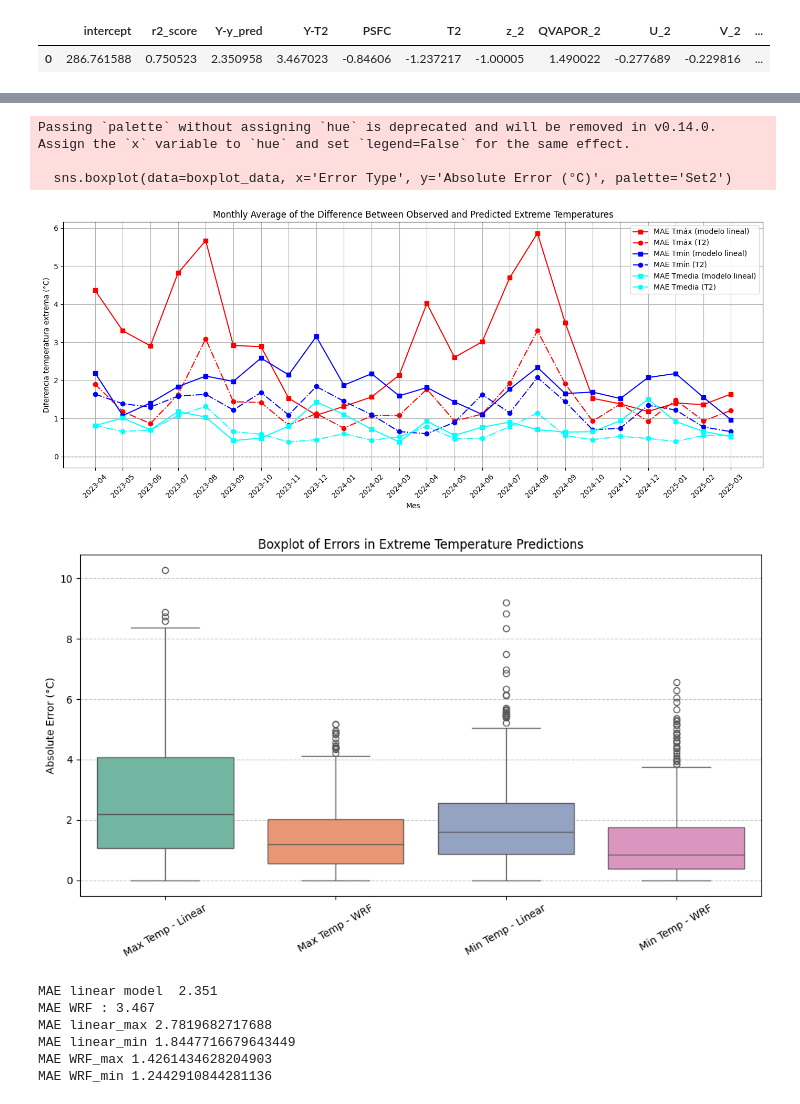
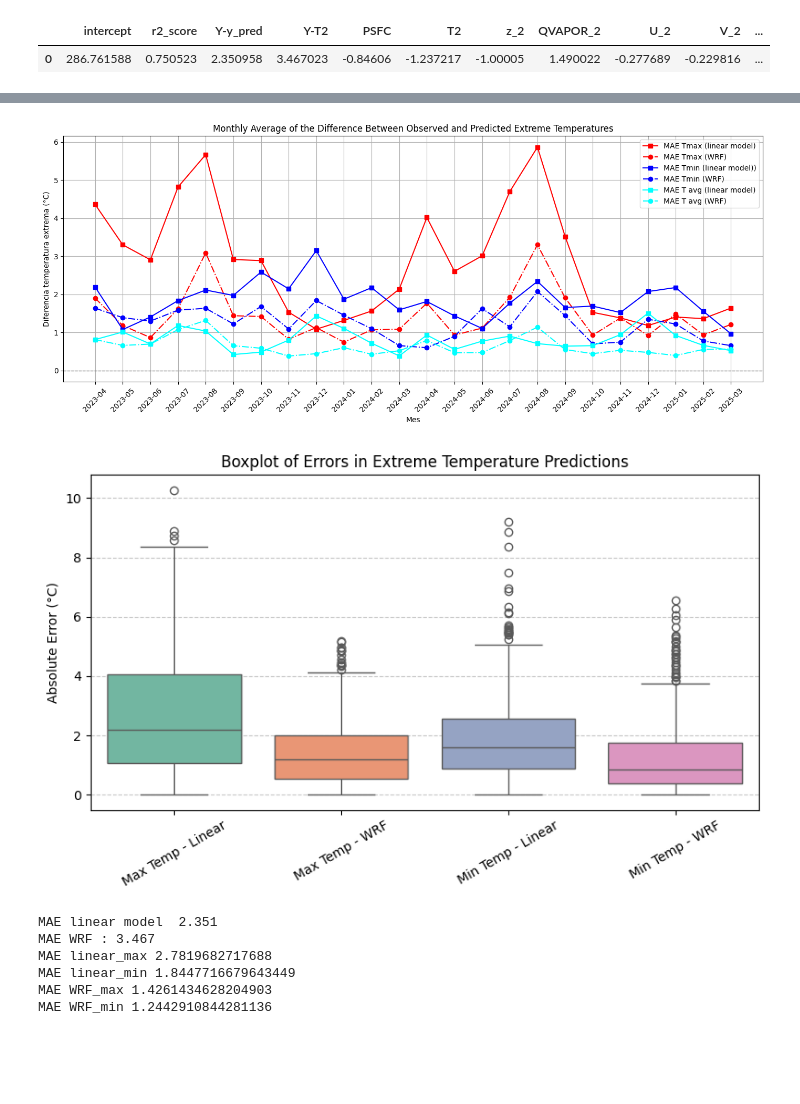
Before and after one commit to Hugopeb/ai-temperature-prediction, a Jupyter notebook: NOTEBOOKS/data_preproccessing_github.ipynb, the cells around one changed output, grey strips where cells are left out. Saved outputs shown, nothing was run; the diff lists cells and outputs as text; code cells hidden in the pictures; blank space fills up the shorter version.

```diff
--- a/NOTEBOOKS/data_preproccessing_github.ipynb
+++ b/NOTEBOOKS/data_preproccessing_github.ipynb
@@ -431,7 +442,8 @@ df_error_mensual = df_diario.groupby('mes').apply(
     lambda x: pd.Series({
         'MAE_lin': np.mean(np.abs(x['y_pred_C'] - x['TA_C'])),
         'MAE_T2': np.mean(np.abs(x['T2_C'] - x['TA_C']))
-    })
+    }),
+    include_groups=False
 ).reset_index()
 
 # =============================== Merging monthly results =================================
@@ -442,13 +454,13 @@ df_mensual = df_diffs_mensuales.merge(df_error_mensual, on='mes') # AGRUPAMOS (d
 
 plt.figure(figsize=(14, 6))
 
-plt.plot(df_mensual['mes'].astype(str), df_mensual['diff_max_lin'], label='MAE Tmáx (modelo lineal)', marker='s', color='red')
-plt.plot(df_mensual['mes'].astype(str), df_mensual['diff_max_T2'], label='MAE Tmáx (T2)',linestyle = '-.', marker='o', color='red')
-plt.plot(df_mensual['mes'].astype(str), df_mensual['diff_min_lin'], label='MAE Tmín (modelo lineal)', marker='s', color='blue')
-plt.plot(df_mensual['mes'].astype(str), df_mensual['diff_min_T2'], label='MAE Tmín (T2)', linestyle='-.', marker='o', color='blue')
+plt.plot(df_mensual['mes'].astype(str), df_mensual['diff_max_lin'], label='MAE Tmax (linear model)', marker='s', color='red')
+plt.plot(df_mensual['mes'].astype(str), df_mensual['diff_max_T2'], label='MAE Tmax (WRF)',linestyle = '-.', marker='o', color='red')
+plt.plot(df_mensual['mes'].astype(str), df_mensual['diff_min_lin'], label='MAE Tmin (linear model))', marker='s', color='blue')
+plt.plot(df_mensual['mes'].astype(str), df_mensual['diff_min_T2'], label='MAE Tmin (WRF)', linestyle='-.', marker='o', color='blue')
 
-plt.plot(df_mensual['mes'].astype(str), df_mensual['MAE_lin'], label='MAE Tmedia (modelo lineal)', marker='s', color='cyan')
-plt.plot(df_mensual['mes'].astype(str), df_mensual['MAE_T2'], label='MAE Tmedia (T2)', linestyle='-.', marker='o', color='cyan')
+plt.plot(df_mensual['mes'].astype(str), df_mensual['MAE_lin'], label='MAE T avg (linear model)', marker='s', color='cyan')
+plt.plot(df_mensual['mes'].astype(str), df_mensual['MAE_T2'], label='MAE T avg (WRF)', linestyle='-.', marker='o', color='cyan')
 
 plt.axhline(0, linestyle='--', color='gray', linewidth=1)
 
@@ -479,43 +491,47 @@ boxplot_data['Error Type'] = boxplot_data['Error Type'].map({
     'diff_min_lin': 'Min Temp - Linear',
     'diff_min_T2': 'Min Temp - WRF'
 })
 
 # Plot
-plt.figure(figsize=(10, 6))
-sns.boxplot(data=boxplot_data, x='Error Type', y='Absolute Error (°C)', palette='Set2')
+plt.figure(figsize=(8, 5))
+sns.boxplot(
+    data=boxplot_data,
+    x='Error Type',
+    y='Absolute Error (°C)',
+    hue='Error Type',
+    palette='Set2',
+    legend=False
+)
 
 plt.title('Boxplot of Errors in Extreme Temperature Predictions')
 plt.ylabel('Absolute Error (°C)')
 plt.xlabel('')
 plt.xticks(rotation=30)
 plt.grid(True, axis='y', linestyle='--', alpha=0.7)
 plt.tight_layout()
 plt.show()
 
 
 #========================================== Prints ========================================
 
 mae_lin_global = np.mean(np.abs(Y - y_pred))
 mae_T2_global = np.mean(np.abs(Y - df['T2']))
 print(f"MAE linear model  {mae_lin_global:.3f}")
 print(f"MAE WRF : {mae_T2_global:.3f}")
 
 print(f'MAE linear_max {np.mean(df_mensual["diff_max_lin"])}')
 print(f'MAE linear_min {np.mean(df_mensual["diff_min_lin"])}')
 
 print(f'MAE WRF_max {np.mean(df_mensual["diff_max_T2"])}')
 print(f'MAE WRF_min {np.mean(df_mensual["diff_min_T2"])}')
 
 plt.show()
 # %% [output]
-Passing `palette` without assigning `hue` is deprecated and will be removed in v0.14.0. Assign the `x` variable to `hue` and set `legend=False` for the same effect.
-
-  sns.boxplot(data=boxplot_data, x='Error Type', y='Absolute Error (°C)', palette='Set2')
-[figure, old version]
+[figure, new version]
-[figure, old version]
+[figure, new version]
-MAE linear model  2.351
-MAE WRF : 3.467
-MAE linear_max 2.7819682717688
-MAE linear_min 1.8447716679643449
-MAE WRF_max 1.4261434628204903
-MAE WRF_min 1.2442910844281136
+MAE linear model  2.351
+MAE WRF : 3.467
+MAE linear_max 2.7819682717688
+MAE linear_min 1.8447716679643449
+MAE WRF_max 1.4261434628204903
+MAE WRF_min 1.2442910844281136
```
Also changed, not shown: parts of 3 cells of this notebook.
